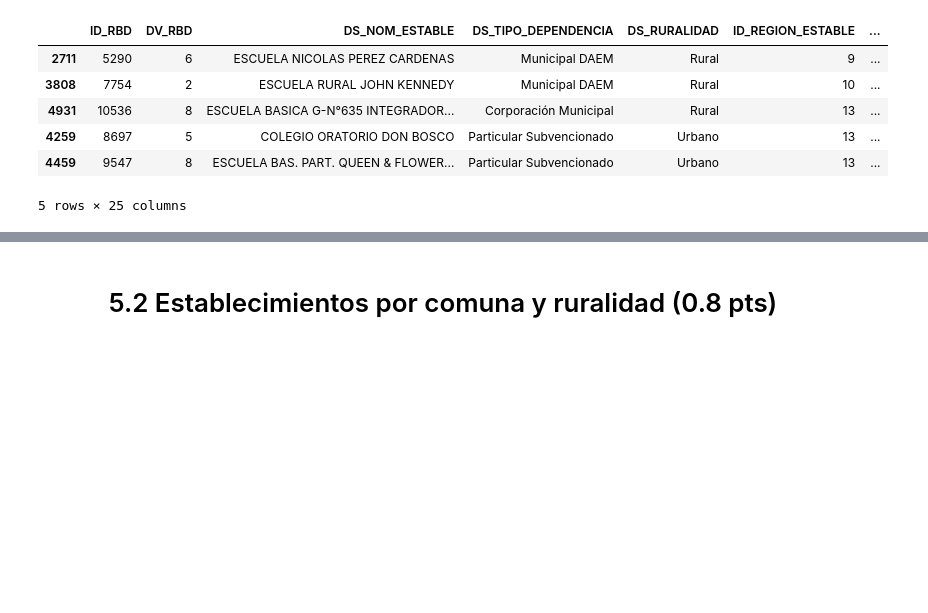
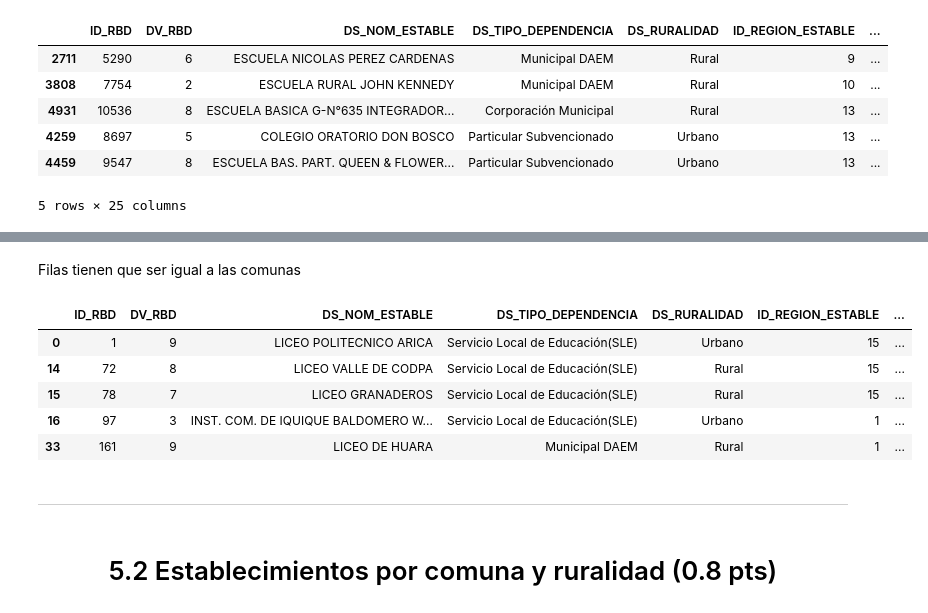
Before and after one commit to aaronpisaa/IMT2200-AARON-PINO, a Jupyter notebook: tareas/tarea 03/Respuesta.ipynb, the cells around one changed output, grey strips where cells are left out. Saved outputs shown, nothing was run; the diff lists cells and outputs as text; code cells hidden in the pictures; blank space fills up the shorter version.

```diff
--- a/tareas/tarea 03/Respuesta.ipynb
+++ b/tareas/tarea 03/Respuesta.ipynb
@@ -1586,0 +1659,15 @@ display(ivm_comunal.head())
+# %% [markdown]
+Filas tienen que ser igual a las comunas
+# %%
+dfM_sin_duplicados = dfM.drop_duplicates(subset=['DS_COMUNA_ESTABLE'])
+
+dfM_sin_duplicados.head()
+# %% [output]
+|  | ID_RBD | DV_RBD | DS_NOM_ESTABLE | DS_TIPO_DEPENDENCIA | DS_RURALIDAD | ID_REGION_ESTABLE | ... |
+| 0 | 1 | 9 | LICEO POLITECNICO ARICA | Servicio Local de Educación(SLE) | Urbano | 15 | ... |
+| 14 | 72 | 8 | LICEO VALLE DE CODPA | Servicio Local de Educación(SLE) | Rural | 15 | ... |
+| 15 | 78 | 7 | LICEO GRANADEROS | Servicio Local de Educación(SLE) | Rural | 15 | ... |
+| 16 | 97 | 3 | INST. COM. DE IQUIQUE BALDOMERO W... | Servicio Local de Educación(SLE) | Urbano | 1 | ... |
+| 33 | 161 | 9 | LICEO DE HUARA | Municipal DAEM | Rural | 1 | ... |
+# %% [markdown]
+---
```
Also changed, not shown: parts of 16 cells of this notebook.
